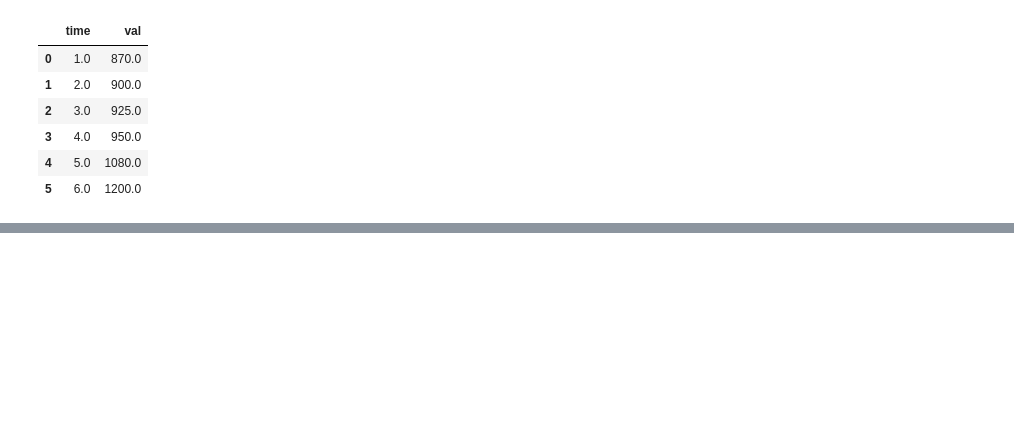
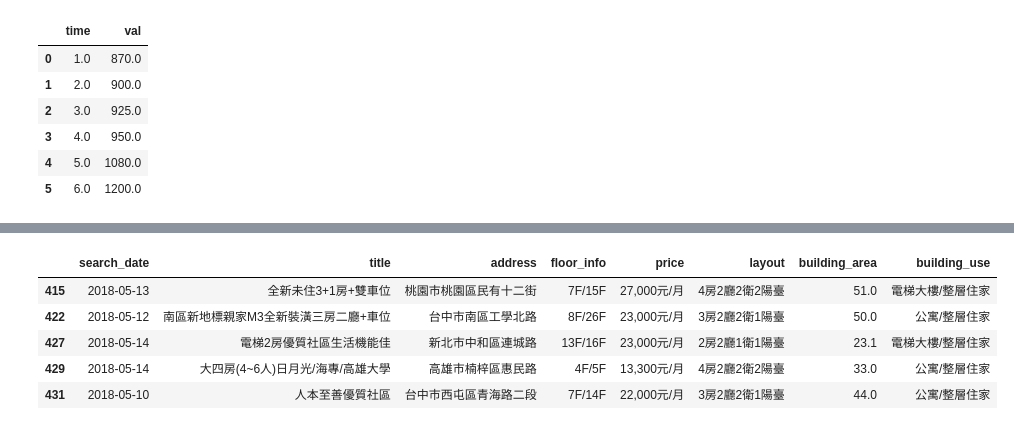
Before and after one commit to ywchiu/ctbcpy, a Jupyter notebook: Demo20190422.ipynb, the cells around one changed output, grey strips where cells are left out. Saved outputs shown, nothing was run; the diff lists cells and outputs as text; code cells hidden in the pictures; blank space fills up the shorter version.

```diff
--- a/Demo20190422.ipynb
+++ b/Demo20190422.ipynb
@@ -1502,0 +1519,9 @@ df2.interpolate()
+# %%
+df.tail()
+# %% [output]
+|  | search_date | title | address | floor_info | price | layout | building_area | building_use |
+| 415 | 2018-05-13 | 全新未住3+1房+雙車位 | 桃園市桃園區民有十二街 | 7F/15F | 27,000元/月 | 4房2廳2衛2陽臺 | 51.0 | 電梯大樓/整層住家 |
+| 422 | 2018-05-12 | 南區新地標親家M3全新裝潢三房二廳+車位 | 台中市南區工學北路 | 8F/26F | 23,000元/月 | 3房2廳2衛1陽臺 | 50.0 | 公寓/整層住家 |
+| 427 | 2018-05-14 | 電梯2房優質社區生活機能佳 | 新北市中和區連城路 | 13F/16F | 23,000元/月 | 2房2廳1衛1陽臺 | 23.1 | 電梯大樓/整層住家 |
+| 429 | 2018-05-14 | 大四房(4~6人)日月光/海專/高雄大學 | 高雄市楠梓區惠民路 | 4F/5F | 13,300元/月 | 4房2廳2衛2陽臺 | 33.0 | 公寓/整層住家 |
+| 431 | 2018-05-10 | 人本至善優質社區 | 台中市西屯區青海路二段 | 7F/14F | 22,000元/月 | 3房2廳2衛1陽臺 | 44.0 | 公寓/整層住家 |
```
Also changed, not shown: parts of 23 cells of this notebook.
